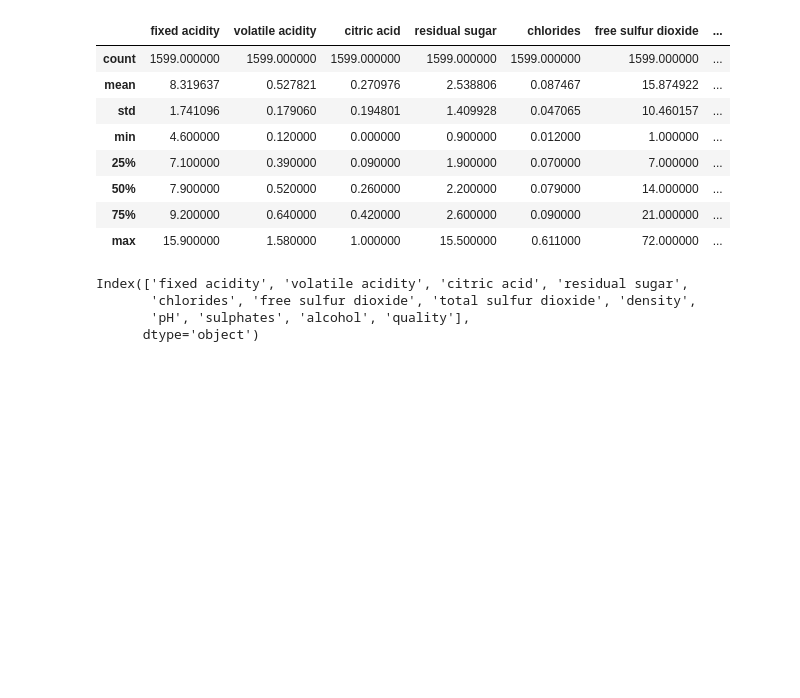
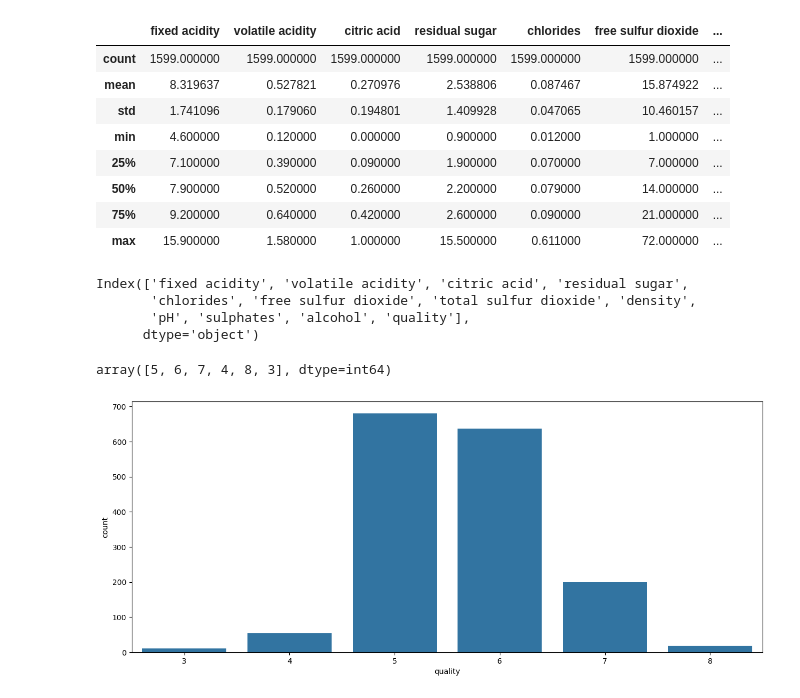
Before and after one commit to saloniagarwal-bits/WineQuality-Prediction, a Jupyter notebook: notebook/EDA.ipynb, the cells around one changed output. Saved outputs shown, nothing was run; the diff lists cells and outputs as text; code cells hidden in the pictures; blank space fills up the shorter version.

```diff
--- a/notebook/EDA.ipynb
+++ b/notebook/EDA.ipynb
@@ -7,7 +7,7 @@ import matplotlib.pyplot as plt
 import warnings
 warnings.filterwarnings('ignore')
 # %%
-df = pd.read_csv('winequality-red.csv')
+df = pd.read_csv(''winequality-red.csv)
 # %%
 df.head()
 # %% [output]
@@ -100,3 +100,13 @@ Index(['fixed acidity', 'volatile acidity', 'citric acid', 'residual sugar',
        'chlorides', 'free sulfur dioxide', 'total sulfur dioxide', 'density',
        'pH', 'sulphates', 'alcohol', 'quality'],
       dtype='object')
+# %%
+df['quality'].unique()
+# %% [output]
+array([5, 6, 7, 4, 8, 3], dtype=int64)
+# %%
+plt.figure(figsize=(15,6))
+sns.countplot(data=df, x = 'quality')
+plt.show()
+# %% [output]
+[figure, added]
```
Also changed, not shown: parts of 8 cells of this notebook, 1 other file.
